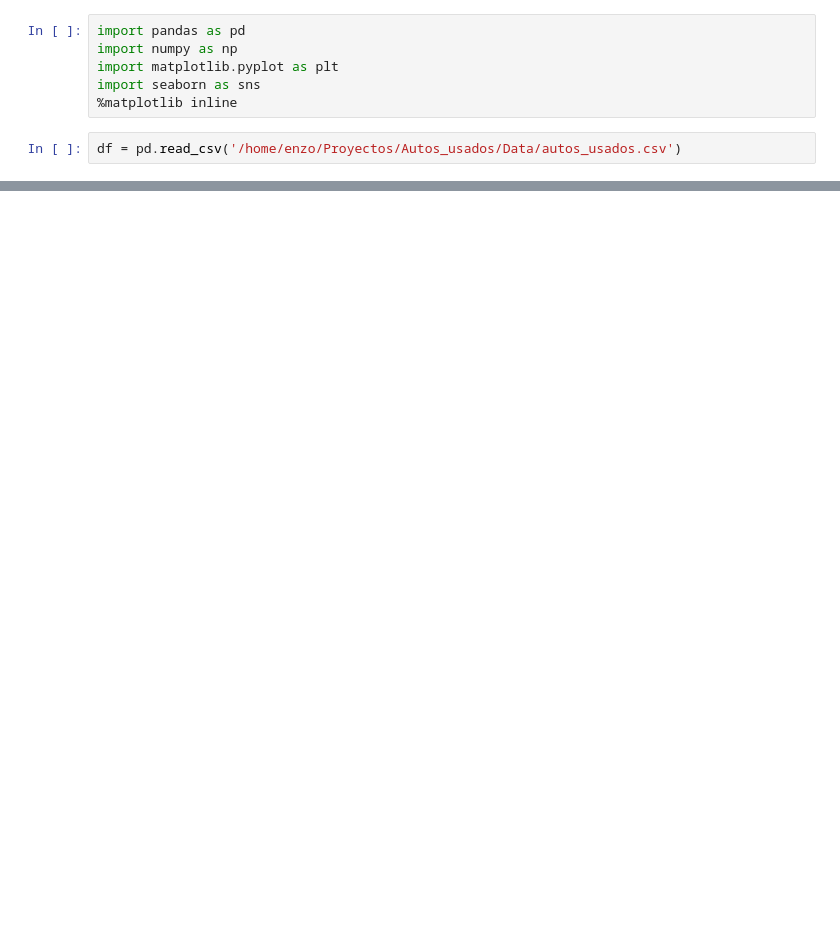
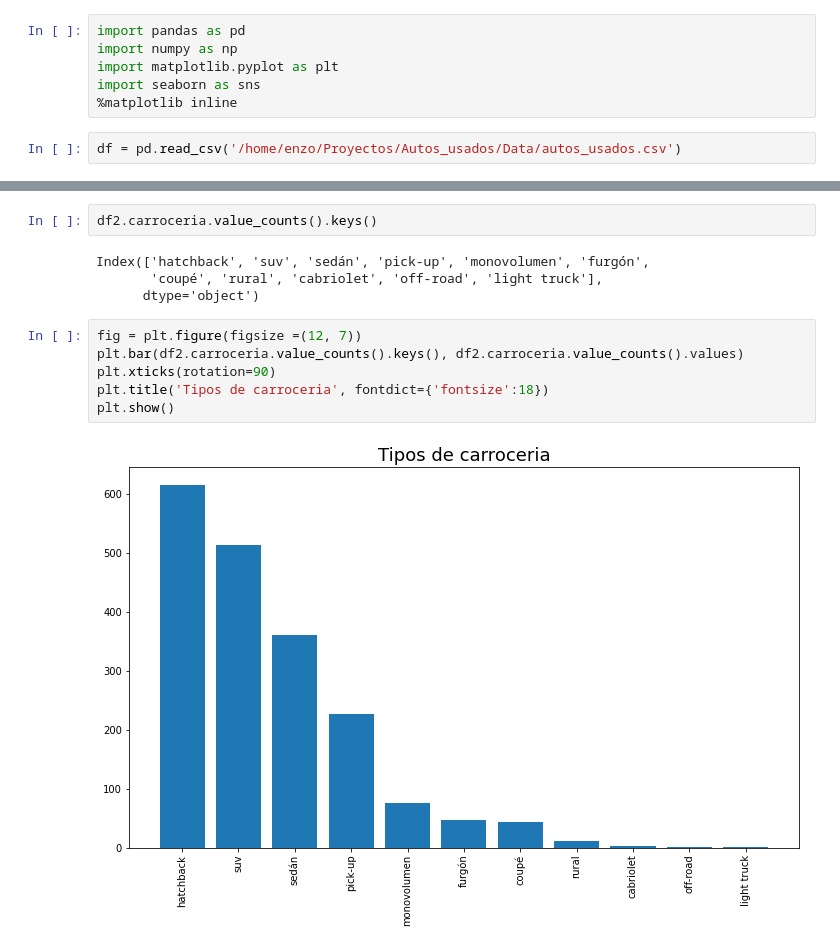
Before and after one commit to enzodrovandi/autos_usados, a Jupyter notebook: Analisis/Analisis.ipynb, the cells around one changed output, grey strips where cells are left out. Saved outputs shown, nothing was run; the diff lists cells and outputs as text; blank space fills up the shorter version.

```diff
--- a/Analisis/Analisis.ipynb
+++ b/Analisis/Analisis.ipynb
@@ -134,0 +158,14 @@ mask_km = df.pr
+# %%
+df2.carroceria.value_counts().keys()
+# %% [output]
+Index(['hatchback', 'suv', 'sedán', 'pick-up', 'monovolumen', 'furgón',
+       'coupé', 'rural', 'cabriolet', 'off-road', 'light truck'],
+      dtype='object')
+# %%
+fig = plt.figure(figsize =(12, 7))
+plt.bar(df2.carroceria.value_counts().keys(), df2.carroceria.value_counts().values)
+plt.xticks(rotation=90)
+plt.title('Tipos de carroceria', fontdict={'fontsize':18})
+plt.show()
+# %% [output]
+[figure, added]
```
Also changed, not shown: parts of 23 cells of this notebook, 8 other files.
